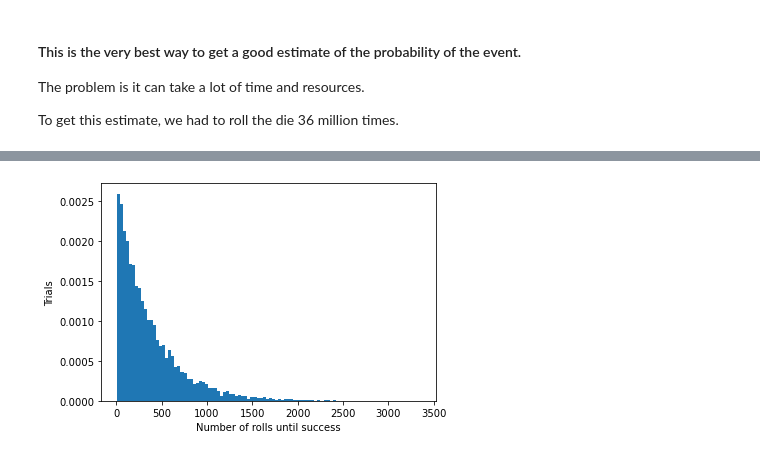
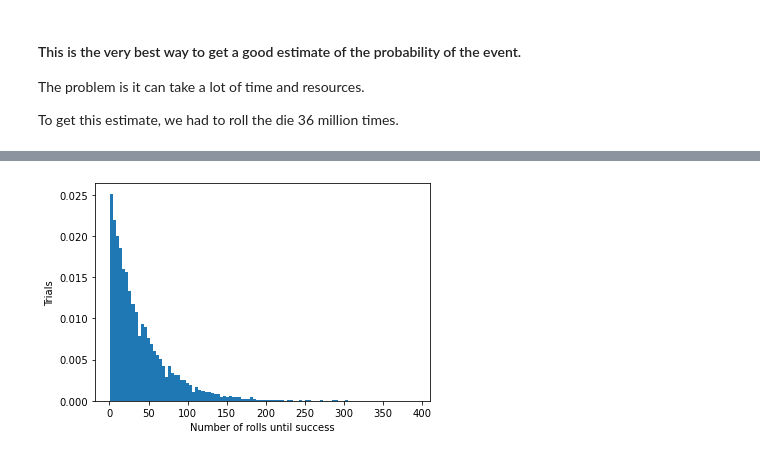
Before and after one commit to ljbelenky/lindy_approximation, a Jupyter notebook: How to Analyize an Experiment that Didin't Work.ipynb, the cells around one changed output, grey strips where cells are left out. Cells and saved outputs as stored; diff of their text form; code cells hidden in the pictures.

```diff
--- a/How to Analyize an Experiment that Didin't Work.ipynb
+++ b/How to Analyize an Experiment that Didin't Work.ipynb
@@ -121,5 +117,7 @@ geom(p).rvs(100000).max()
 # %%
-rolls = geom(1/40).rvs(100)
-observations = np.where(rolls<=30, rolls, np.nan)
+n = 40
+k = 30
+rolls = geom(1/n).rvs(10000)
+observations = np.where(rolls<=k, rolls, np.nan)
 observations
 # %% [output]
@@ -139,6 +134,6 @@ Q = np.isnan(observations).mean()
 # %%
-plt.hist(geom(p).rvs(10000), bins=100, density=True)
+y,x,_= plt.hist(rolls:=geom(1/40).rvs(10000), bins=100, density=True)
 plt.xlabel('Number of rolls until success')
 plt.ylabel('Trials');
 # %% [output]
-[figure, old version]
+[figure, new version]
```
Also changed, not shown: parts of 32 cells of this notebook, 1 other file.
